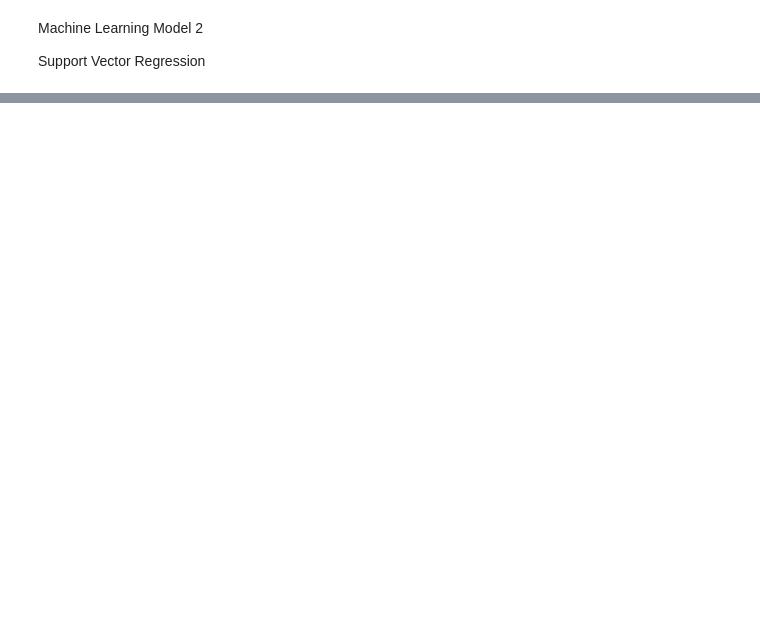
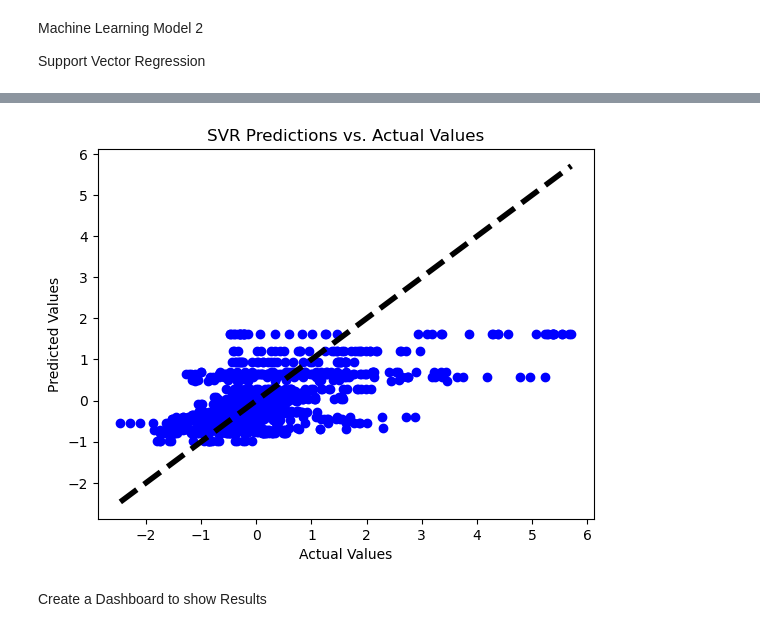
Before and after one commit to paulr28/MSc_DA_CA2, a Jupyter notebook: Explortation_1.ipynb, the cells around one changed output, grey strips where cells are left out. Saved outputs shown, nothing was run; the diff lists cells and outputs as text; code cells hidden in the pictures; blank space fills up the shorter version.

```diff
--- a/Explortation_1.ipynb
+++ b/Explortation_1.ipynb
@@ -656,0 +789,20 @@ R-squared: 0.34491316159736474
+# %%
+import matplotlib.pyplot as plt
+
+# Plot the actual values and predicted values
+plt.scatter(y_test, y_pred, color='blue')
+
+# Add a diagonal line for comparison
+plt.plot([y_test.min(), y_test.max()], [y_test.min(), y_test.max()], 'k--', lw=4)
+
+# Add labels and title
+plt.xlabel('Actual Values')
+plt.ylabel('Predicted Values')
+plt.title('SVR Predictions vs. Actual Values')
+
+# Show the plot
+plt.show()
+# %% [output]
+[figure, added]
+# %% [markdown]
+Create a Dashboard to show Results
```
Also changed, not shown: parts of 21 cells of this notebook.
